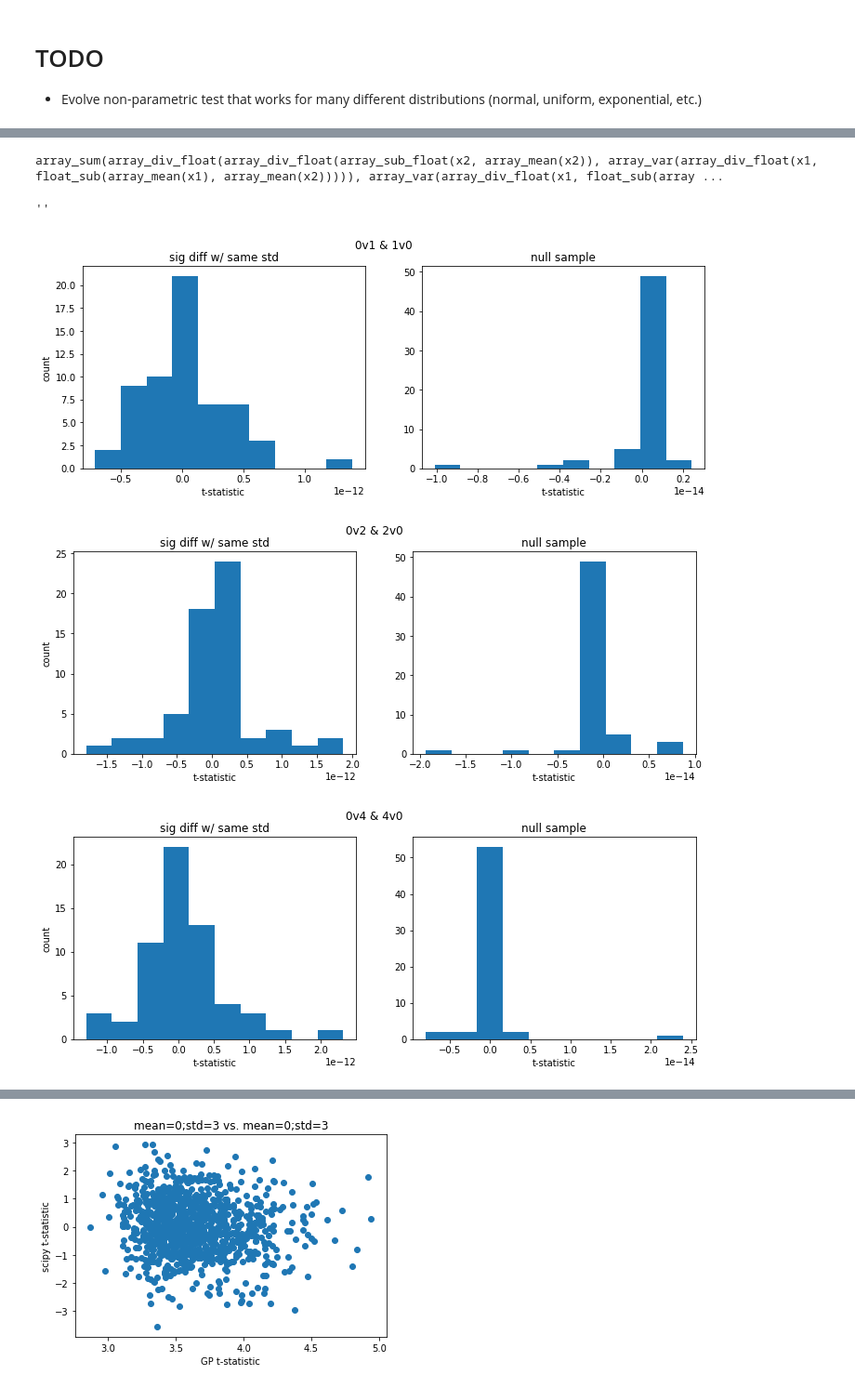
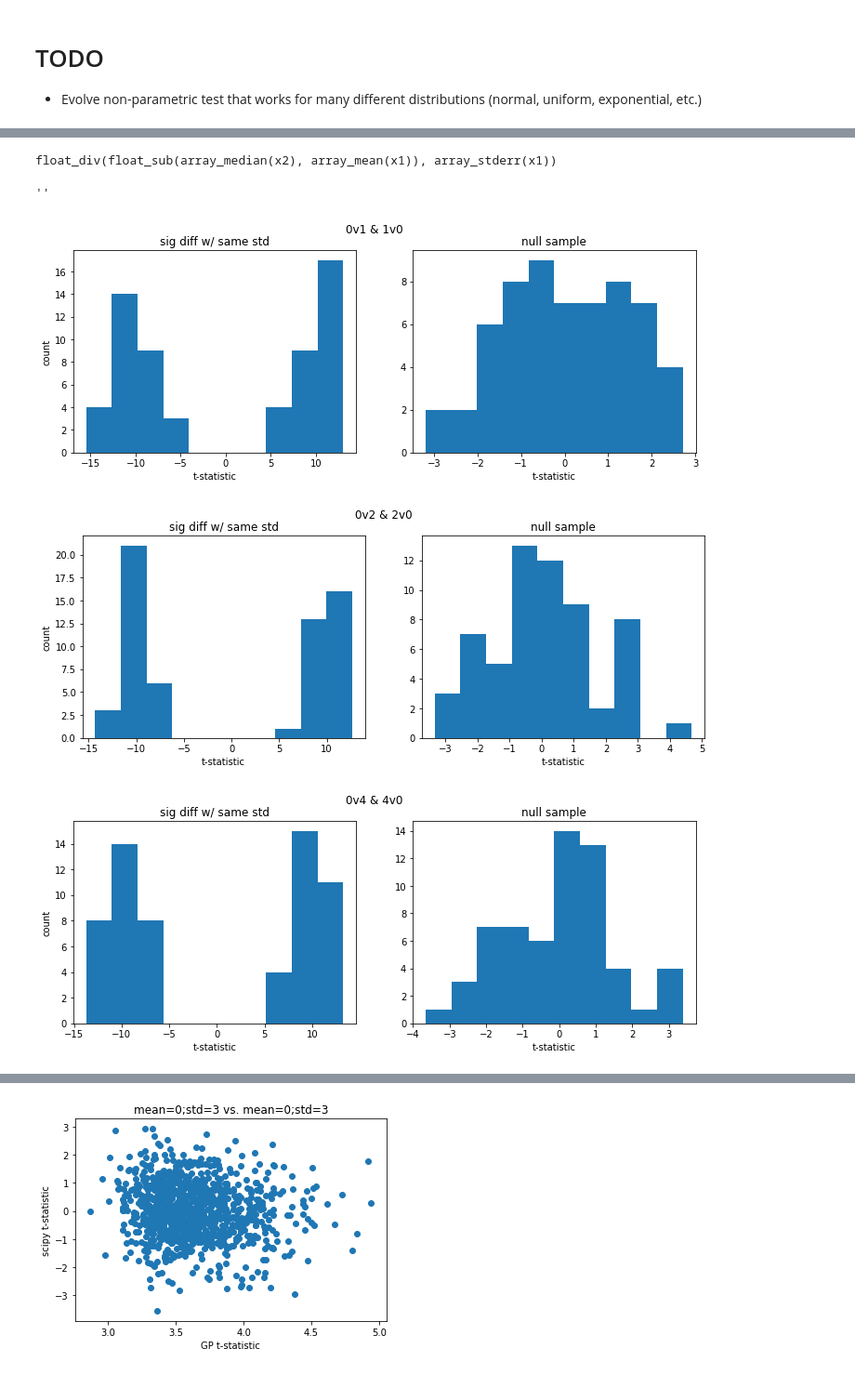
Before and after one commit to EpistasisLab/evolved-stats, a Jupyter notebook: demo-evolve-stats.ipynb, the cells around one changed output, grey strips where cells are left out. Shown: that part at 93% size. Saved outputs shown, nothing was run; the diff lists cells and outputs as text; code cells hidden in the pictures.

```diff
--- a/demo-evolve-stats.ipynb
+++ b/demo-evolve-stats.ipynb
@@ -394,7 +345,7 @@ gen     nevals  skipped pf size best fitness
 import matplotlib.pyplot as plt
 from scipy.stats import ttest_ind
 
-pareto_index = 19
+pareto_index = 0
 
 print(pareto_front[pareto_index])
 print('')
@@ -492,34 +443,34 @@ plt.title('0v1')
 plt.xlabel('t-statistic')
 plt.ylabel('count')
 plt.hist(t_vals, label='0v1')
 
 
 t_vals = []
 for sample1, sample2 in zip(sig_diff_samples_0v10_same_std, sig_diff_samples_10v0_same_std):
     t_vals.append(func(sample1, sample2))
     t_vals.append(func(sample2, sample1))
 
 plt.subplot(1, 3, 2)
 plt.title('0v10')
 plt.xlabel('t-statistic')
 plt.ylabel('count')
 plt.hist(t_vals, label='0v10')
 
 
 t_vals = []
 for sample1, sample2 in zip(sig_diff_samples_0v100_same_std, sig_diff_samples_100v0_same_std):
     t_vals.append(func(sample1, sample2))
     t_vals.append(func(sample2, sample1))
 
 plt.subplot(1, 3, 3)
 plt.title('0v100')
 plt.xlabel('t-statistic')
 plt.ylabel('count')
 plt.hist(t_vals, label='0v100')
 ;
 # %% [output]
-array_sum(array_div_float(array_div_float(array_sub_float(x2, array_mean(x2)), array_var(array_div_float(x1, float_sub(array_mean(x1), array_mean(x2))))), array_var(array_div_float(x1, float_sub(array ...
+float_div(float_sub(array_median(x2), array_mean(x1)), array_stderr(x1))
 ''
-[figure, old version]
+[figure, new version]
-[figure, old version]
+[figure, new version]
-[figure, old version]
+[figure, new version]
```
Also changed, not shown: parts of 2 cells of this notebook.
